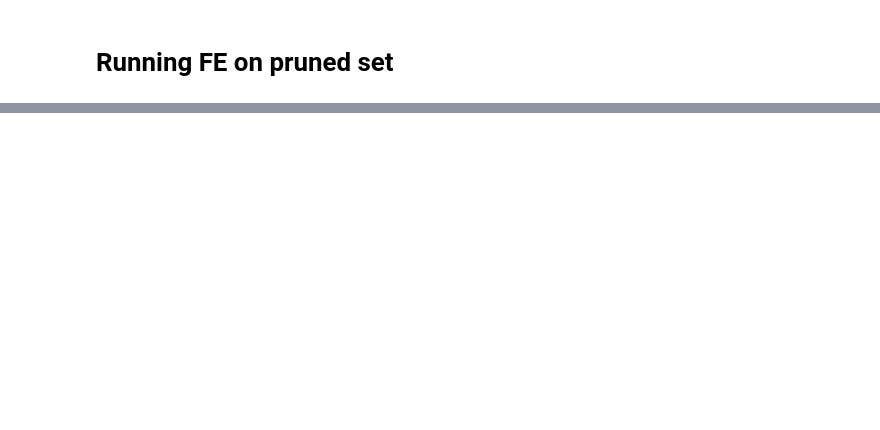
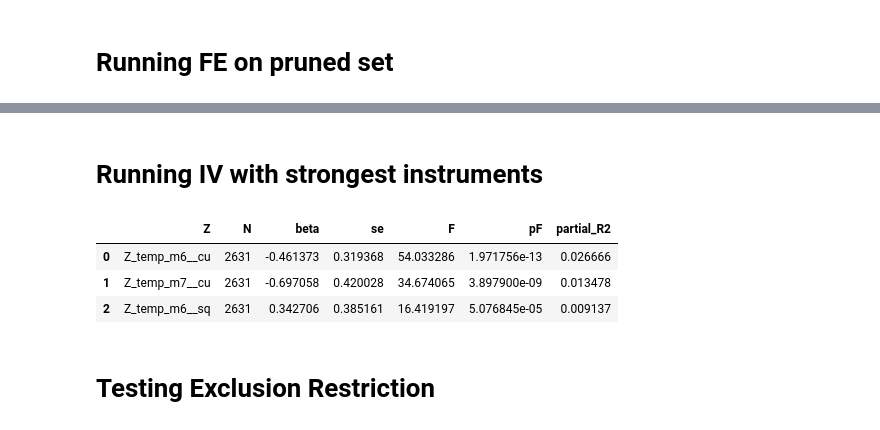
Before and after one commit to adrymmm/iv_weather_yields_selection, a Jupyter notebook: nonlinear_search.ipynb, the cells around one changed output, grey strips where cells are left out. Drawn from its saved outputs; the diff is of its cells as text; code cells hidden in the pictures; blank space fills up the shorter version.

```diff
--- a/nonlinear_search.ipynb
+++ b/nonlinear_search.ipynb
@@ -325,7 +280,7 @@ for name, group in grouped:
         continue
 
     # Otherwise check for other transformations and prefer linear/sq
-    cand = group[group['feat_trans'].isin(['linear','square', 'cubic']).copy()]
+    cand = group[group['feat_trans'].isin(['linear','square', 'cubic'])].copy()
     if len(cand):
         chosen = []
         for f in cand['feature']:
@@ -391,0 +378,17 @@ Distributed: chi2(25)
+# %%
+Z = Z_final
+endog = 'log_yield'
+y = "log_area_lead1"
+
+cols_needed = [y, endog] + Z
+
+df_temp = df_iv.dropna(subset=cols_needed)
+
+formula = f"{y} ~ 1 + [{endog} ~ {' + '.join(Z)}] + C(entity_id) + C(year)"
+
+iv_res = IV2SLS.from_formula(
+    formula,
+    data=df_temp
+).fit(cov_type="clustered", clusters=df_temp["entity_id"])
+
+print(iv_res.summary)
@@ -391,0 +477,39 @@ Distributed: chi2(25)
+# %% [markdown]
+# Running IV with strongest instruments
+# %%
+# Sorting by first stage F
+Z_list = results_df.sort_values("first_stage_F", ascending=False)["Z"].head(3).tolist()
+y = "log_area_lead1"
+endog = "log_yield"
+
+cols = [y, endog, "entity_id", "year"] + Z_list
+df0 = df_iv[cols].dropna().copy()
+
+rows = []
+for z in Z_list:
+    formula = f"{y} ~ 1 + C(entity_id) + C(year) + [{endog} ~ {z}]"
+    r = IV2SLS.from_formula(formula, data=df0).fit(
+        cov_type="clustered",
+        clusters=df0["entity_id"]
+    )
+    diag = r.first_stage.diagnostics
+    rows.append({
+        "Z": z,
+        "N": int(r.nobs),
+        "beta": r.params[endog],
+        "se": r.std_errors[endog],
+        "F": diag.loc[endog, "f.stat"],
+        "pF": diag.loc[endog, "f.pval"],
+        "partial_R2": diag.loc[endog, "partial.rsquared"],
+    })
+
+df_iv_res = pd.DataFrame(rows).sort_values("F", ascending=False)
+
+df_iv_res
+# %% [output]
+|  | Z | N | beta | se | F | pF | partial_R2 |
+| 0 | Z_temp_m6__cu | 2631 | -0.461373 | 0.319368 | 54.033286 | 1.971756e-13 | 0.026666 |
+| 1 | Z_temp_m7__cu | 2631 | -0.697058 | 0.420028 | 34.674065 | 3.897900e-09 | 0.013478 |
+| 2 | Z_temp_m6__sq | 2631 | 0.342706 | 0.385161 | 16.419197 | 5.076845e-05 | 0.009137 |
+# %% [markdown]
+# Testing Exclusion Restriction
```
Also changed, not shown: parts of 27 cells of this notebook, 3 other files.
